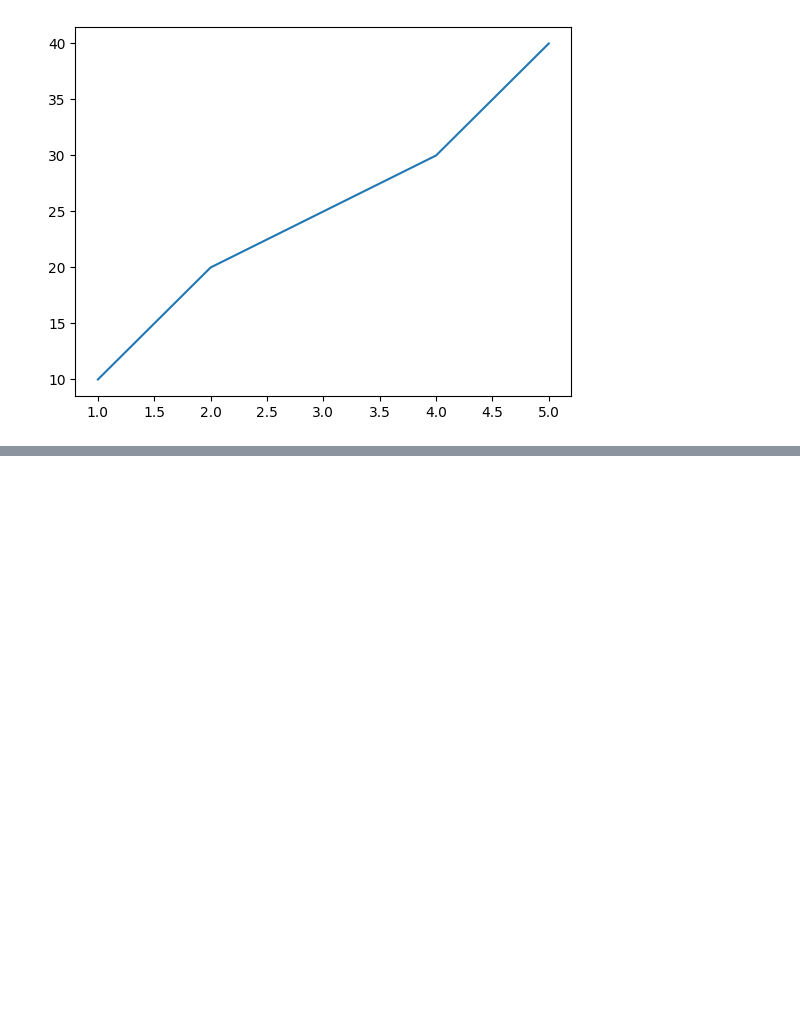
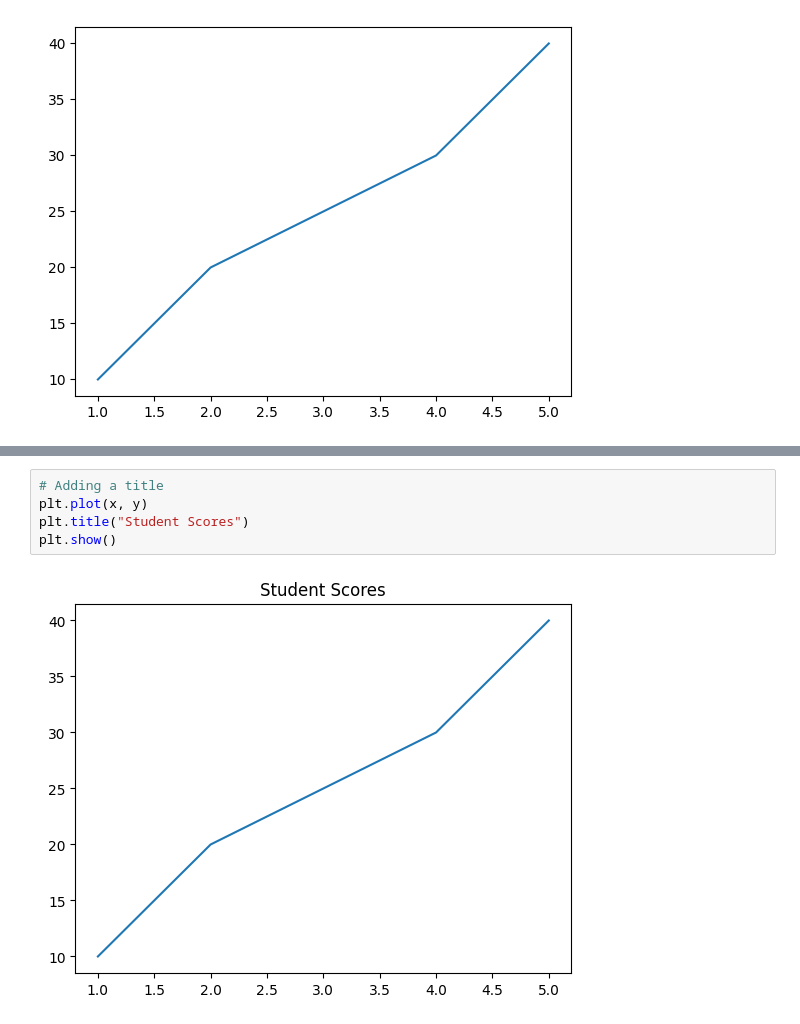
Before and after one commit to llawlaw23/Python_101, a Jupyter notebook: Python.ipynb, the cells around one changed output, grey strips where cells are left out. Saved outputs shown, nothing was run; the diff lists cells and outputs as text; blank space fills up the shorter version.

```diff
--- a/Python.ipynb
+++ b/Python.ipynb
@@ -2430,0 +2444,7 @@ me
+# %%
+# Adding a title
+plt.plot(x, y)
+plt.title("Student Scores")
+plt.show()
+# %% [output]
+[figure, added]
```
Also changed, not shown: parts of 13 cells of this notebook.
